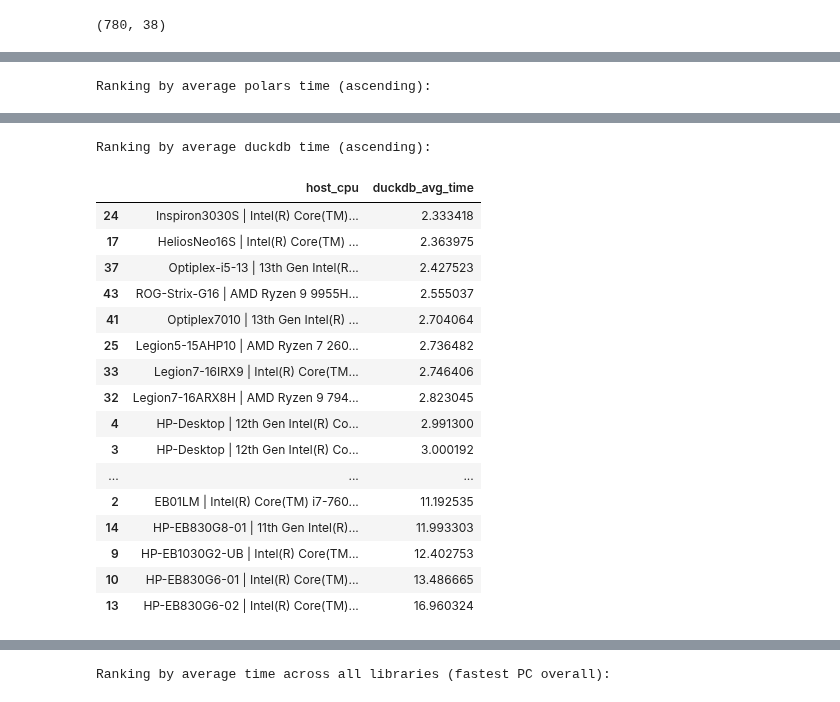
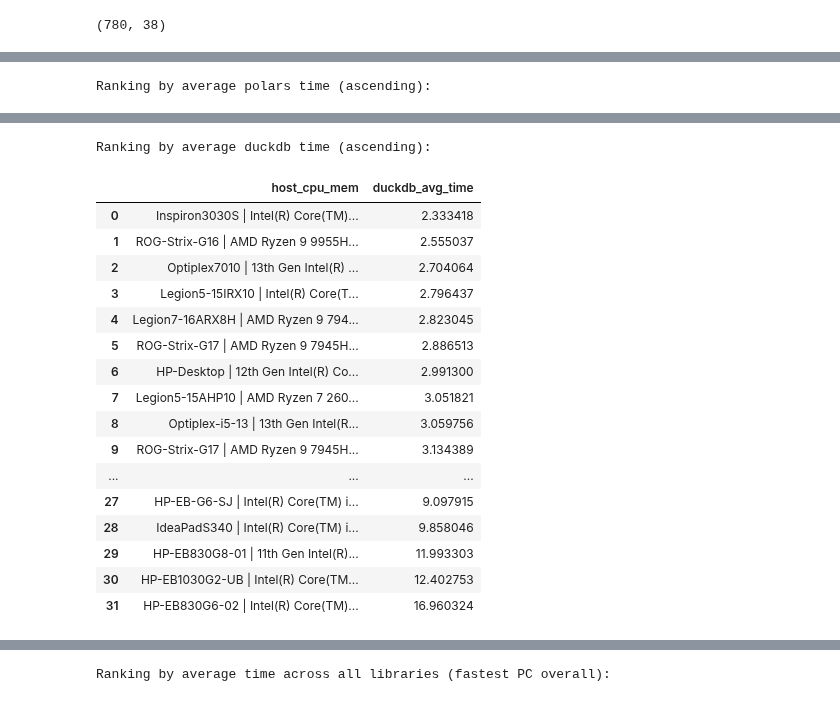
Before and after one commit to lcabrp/data_proc_benchmark, a Jupyter notebook: analysis/01_analysis.ipynb, the cells around one changed output, grey strips where cells are left out. Drawn from its saved outputs; the diff is of its cells as text; code cells hidden in the pictures.

```diff
--- a/analysis/01_analysis.ipynb
+++ b/analysis/01_analysis.ipynb
@@ -111,8 +43,0 @@ def get_df_by_test(df: pd.DataFrame, cols_to_group: list, metric: str) -> pd.Dat
-# %%
-cols_to_group = [ "dataset_format","hostname", "cpu_brand", "system", "memory_total_gb"]
-with pd.option_context('display.max_rows', None):
-    for col_to_rank in time_cols:
-        print(f"Ranking by: {col_to_rank}")
-        df_by_test = get_df_by_test(b_df, cols_to_group, col_to_rank).reset_index(drop=True)
-        display(df_by_test)
-        print("\n")
@@ -250,24 +231,50 @@ fg_p
 # %%
-# Calculate the average operation time per row for each library
-library_suffixes = ['pandas', 'polars', 'duckdb', 'fireducks']  # Add 'fireducks' if/when data is available
+# Average performance per library, split by platform (avoid cross-platform comparisons)
+library_suffixes = ['pandas', 'polars', 'duckdb', 'fireducks']  # fireducks may be missing on some platforms
 
-for lib in library_suffixes:
-    lib_cols = [col for col in b_df.columns if col.endswith(f'_{lib}_seconds')]
-    b_df[f'{lib}_avg_time'] = b_df[lib_cols].mean(axis=1)
+# Stable preferred platform order
+preferred_system_order = ["Windows", "WSL2", "Linux"]
+systems_present = [s for s in preferred_system_order if s in set(b_df['system'].dropna().unique())]
 
-# Combine hostname and cpu_brand for unique identification
-b_df['host_cpu'] = b_df['hostname'] + ' | ' + b_df['cpu_brand'].astype(str)+ ' | ' + b_df['system'].astype(str)
+# Host identifier excluding platform, including memory for fairness
+b_df['host_cpu_mem'] = (
+    b_df['hostname'].astype(str) + ' | ' +
+    b_df['cpu_brand'].astype(str) + ' | ' +
+    b_df['memory_total_gb'].astype(str) + 'GB'
+ )
 
-# Prepare a DataFrame to hold the average per host+cpu for each library
-host_lib_avg = b_df.groupby('host_cpu')[[f'{lib}_avg_time' for lib in library_suffixes]].mean().reset_index()
+with pd.option_context('display.max_rows', None, 'display.max_colwidth', None):
+    for system in systems_present:
+        print(f"\n====================\nPlatform: {system}\n====================")
+        df_sys = b_df[b_df['system'] == system].copy()
 
-# Sort each library's ranking and display
-with pd.option_context('display.max_rows', None,'display.max_colwidth', None):
-    for lib in library_suffixes:
-        print(f"Ranking by average {lib} time (ascending):")
-        display(host_lib_avg[['host_cpu', f'{lib}_avg_time']].sort_values(f'{lib}_avg_time'))
-        print("\n")
-# Optionally, display the full table
+        # Compute per-row average for each library (NaN/zero-safe)
+        computed_avg_cols = []
+        for lib in library_suffixes:
+            lib_cols = [col for col in df_sys.columns if col.endswith(f'_{lib}_seconds')]
+            if not lib_cols:
+                continue
+            numeric = df_sys[lib_cols].apply(pd.to_numeric, errors='coerce')
+            numeric = numeric.mask(numeric <= 0)
+            avg_col = f'{lib}_avg_time'
+            df_sys[avg_col] = numeric.mean(axis=1, skipna=True)
+            # Skip libs with no valid timings for this platform (e.g., FireDucks on Windows)
+            if df_sys[avg_col].notna().any():
+                computed_avg_cols.append(avg_col)
+            else:
+                df_sys.drop(columns=[avg_col], inplace=True)
 
-#host_lib_avg
+        if not computed_avg_cols:
+            print("No valid library timing data available for this platform.")
+            continue
+
+        # Aggregate per host+cpu+mem
+        host_lib_avg = df_sys.groupby('host_cpu_mem')[computed_avg_cols].mean().reset_index()
+
+        # Display per-library rankings within platform
+        for avg_col in computed_avg_cols:
+            lib = avg_col.replace('_avg_time', '')
+            print(f"Ranking by average {lib} time (ascending):")
+            display(host_lib_avg[['host_cpu_mem', avg_col]].sort_values(avg_col, na_position='last').reset_index(drop=True))
+            print("\n")
 # %% [output]
@@ -310,18 +320,18 @@ Ranking by average polars time (ascending):
 Ranking by average duckdb time (ascending):
-|  | host_cpu | duckdb_avg_time |
-| 24 | Inspiron3030S | Intel(R) Core(TM)... | 2.333418 |
-| 17 | HeliosNeo16S | Intel(R) Core(TM) ... | 2.363975 |
-| 37 | Optiplex-i5-13 | 13th Gen Intel(R... | 2.427523 |
-| 43 | ROG-Strix-G16 | AMD Ryzen 9 9955H... | 2.555037 |
-| 41 | Optiplex7010 | 13th Gen Intel(R) ... | 2.704064 |
-| 25 | Legion5-15AHP10 | AMD Ryzen 7 260... | 2.736482 |
-| 33 | Legion7-16IRX9 | Intel(R) Core(TM... | 2.746406 |
-| 32 | Legion7-16ARX8H | AMD Ryzen 9 794... | 2.823045 |
-| 4 | HP-Desktop | 12th Gen Intel(R) Co... | 2.991300 |
-| 3 | HP-Desktop | 12th Gen Intel(R) Co... | 3.000192 |
+|  | host_cpu_mem | duckdb_avg_time |
+| 0 | Inspiron3030S | Intel(R) Core(TM)... | 2.333418 |
+| 1 | ROG-Strix-G16 | AMD Ryzen 9 9955H... | 2.555037 |
+| 2 | Optiplex7010 | 13th Gen Intel(R) ... | 2.704064 |
+| 3 | Legion5-15IRX10 | Intel(R) Core(T... | 2.796437 |
+| 4 | Legion7-16ARX8H | AMD Ryzen 9 794... | 2.823045 |
+| 5 | ROG-Strix-G17 | AMD Ryzen 9 7945H... | 2.886513 |
+| 6 | HP-Desktop | 12th Gen Intel(R) Co... | 2.991300 |
+| 7 | Legion5-15AHP10 | AMD Ryzen 7 260... | 3.051821 |
+| 8 | Optiplex-i5-13 | 13th Gen Intel(R... | 3.059756 |
+| 9 | ROG-Strix-G17 | AMD Ryzen 9 7945H... | 3.134389 |
 | ... | ... | ... |
-| 2 | EB01LM | Intel(R) Core(TM) i7-760... | 11.192535 |
-| 14 | HP-EB830G8-01 | 11th Gen Intel(R)... | 11.993303 |
-| 9 | HP-EB1030G2-UB | Intel(R) Core(TM... | 12.402753 |
-| 10 | HP-EB830G6-01 | Intel(R) Core(TM)... | 13.486665 |
-| 13 | HP-EB830G6-02 | Intel(R) Core(TM)... | 16.960324 |
+| 27 | HP-EB-G6-SJ | Intel(R) Core(TM) i... | 9.097915 |
+| 28 | IdeaPadS340 | Intel(R) Core(TM) i... | 9.858046 |
+| 29 | HP-EB830G8-01 | 11th Gen Intel(R)... | 11.993303 |
+| 30 | HP-EB1030G2-UB | Intel(R) Core(TM... | 12.402753 |
+| 31 | HP-EB830G6-02 | Intel(R) Core(TM)... | 16.960324 |
```
Also changed, not shown: parts of 16 cells of this notebook.
